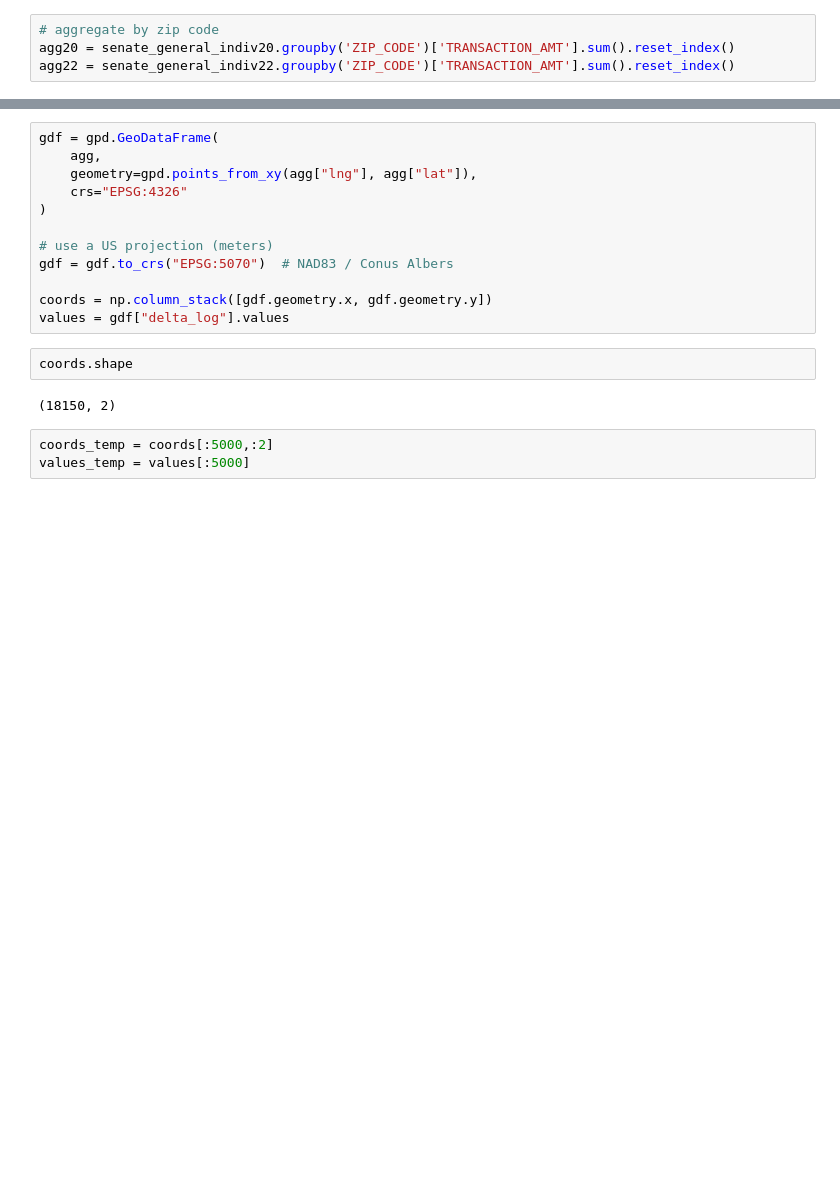
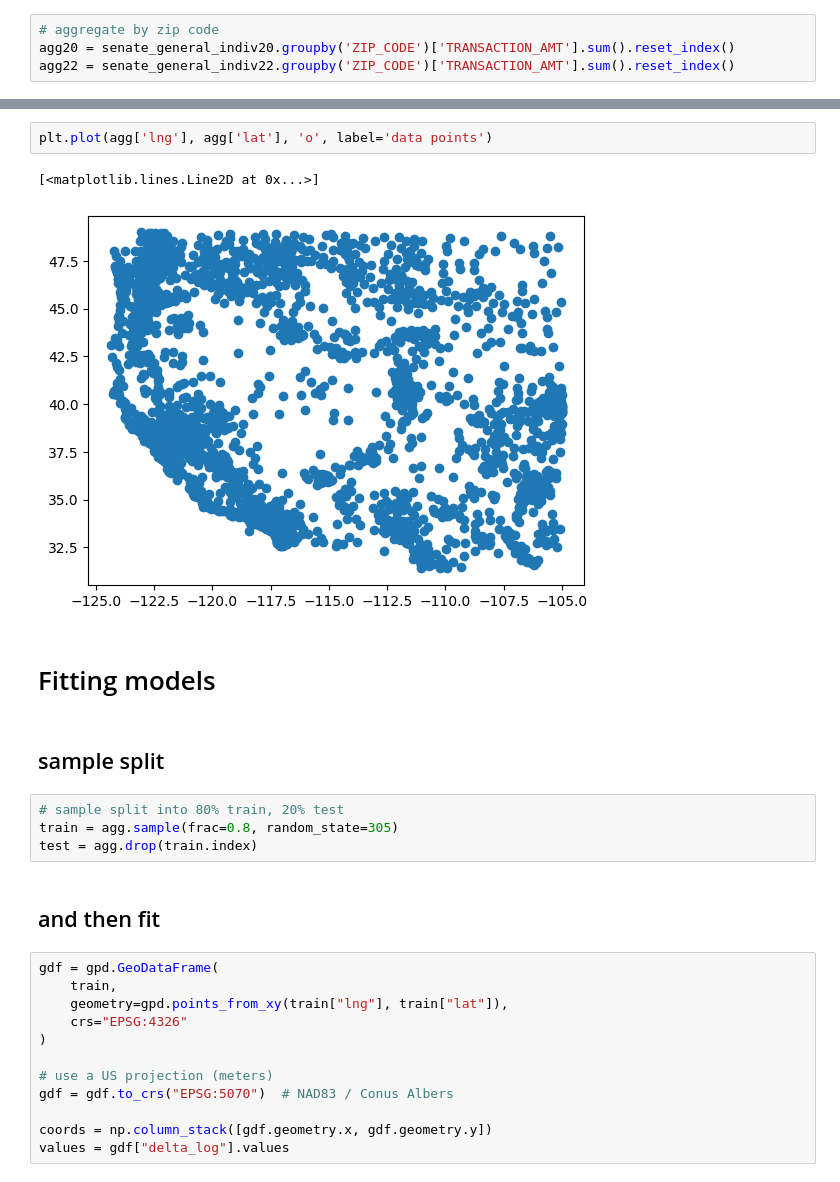
Before and after one commit to kennethgu/stats305c-project, a Jupyter notebook: milestone3/exploratory_differences.ipynb, the cells around one changed output, grey strips where cells are left out. Drawn from its saved outputs; the diff is of its cells as text; blank space fills up the shorter version.

```diff
--- a/milestone3/exploratory_differences.ipynb
+++ b/milestone3/exploratory_differences.ipynb
@@ -64,7 +79,22 @@ agg = agg[agg["total"] >= 50].copy()
+# %%
+plt.plot(agg['lng'], agg['lat'], 'o', label='data points')
+# %% [output]
+[<matplotlib.lines.Line2D at 0x...>]
+[figure, added]
+# %% [markdown]
+# Fitting models
+# %% [markdown]
+## sample split
+# %%
+# sample split into 80% train, 20% test
+train = agg.sample(frac=0.8, random_state=305)
+test = agg.drop(train.index)
+# %% [markdown]
+## and then fit
 # %%
 gdf = gpd.GeoDataFrame(
-    agg,
-    geometry=gpd.points_from_xy(agg["lng"], agg["lat"]),
+    train,
+    geometry=gpd.points_from_xy(train["lng"], train["lat"]),
     crs="EPSG:4326"
 )
 
@@ -73,11 +103,4 @@ gdf = gdf.to_crs("EPSG:5070")  # NAD83 / Conus Albers
 
 coords = np.column_stack([gdf.geometry.x, gdf.geometry.y])
 values = gdf["delta_log"].values
-# %%
-coords.shape
-# %% [output]
-(18150, 2)
-# %%
-coords_temp = coords[:5000,:2]
-values_temp = values[:5000]
 # %%
```
Also changed, not shown: parts of 12 cells of this notebook, 1 other file.
